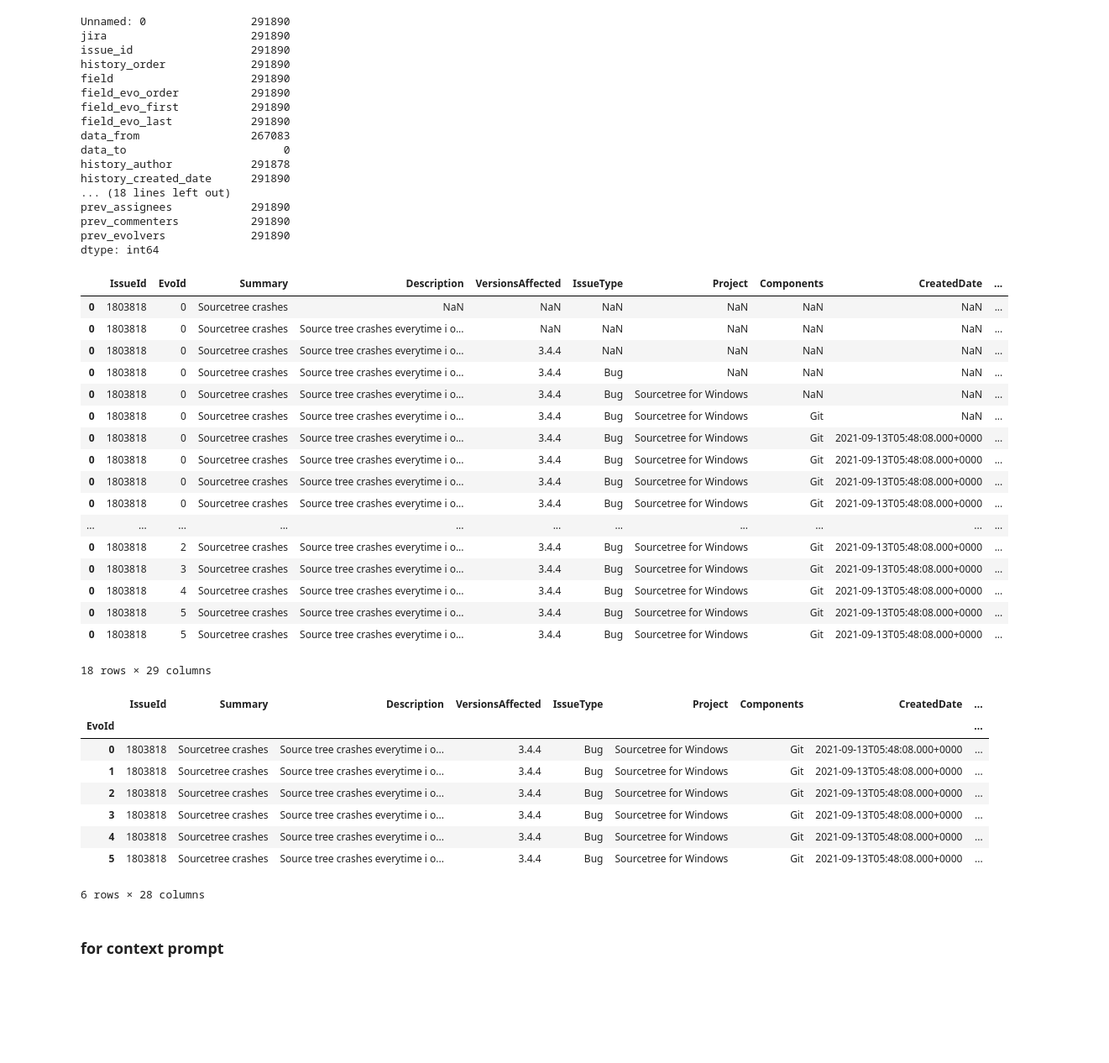
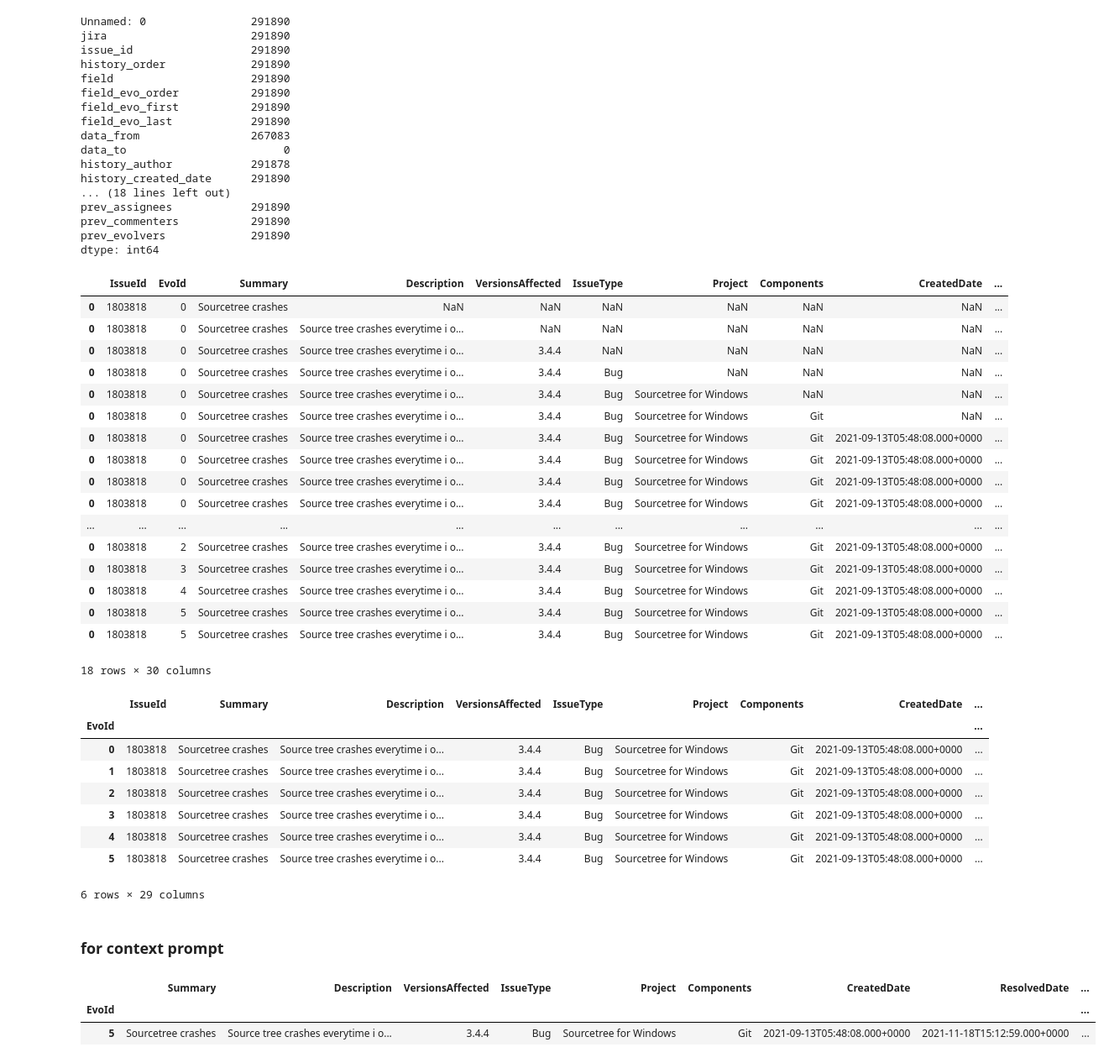
Before and after one commit to Piet777/master-thesis, a Jupyter notebook: General_EDA.ipynb, the cells around one changed output. Shown at 84% size. Cells and saved outputs as stored; diff of their text form; code cells hidden in the pictures; blank space fills up the shorter version.

Commit message:
add comment_history

```diff
--- a/General_EDA.ipynb
+++ b/General_EDA.ipynb
@@ -63,6 +65,27 @@ dtype: int64
 # %%
-sample = df[df["issue_id"] == 1803818]
-sample_cut = sample.filter(['issue_id', 'history_order', 'history_created_date', 'field', 'data_to'], axis=1)
+sample_cut = sample.filter(['issue_id', 'history_order', 'history_author', 'history_created_date', 'field', 'data_to'], axis=1)
+# %%
+def create_comments_history(data):
+    comments = {}
+    output = pd.DataFrame(columns=['Author', 'Created', 'Comment'])
+
+    ind = 0
+    for index, row in data.iterrows():
+        comments['Author'] = row['history_author']
+        comments['Created'] = row['history_created_date']
+        comments['Comment'] = row['data_to']
+        comments_df = pd.DataFrame(comments, index=[ind])
+        output = pd.concat([output, comments_df])
+        ind += 1
+
+    return output
+    # comments = []
+    # for index, row in data.iterrows():
+    #     comments.append((row['history_author'], row['history_created_date'], row['data_to']))
+
+    # return comments
+
+comment_history = create_comments_history(sample_cut[sample_cut['field'] == 'Comments'])
 # %%
 def create_ticket(df):
        headers = ['IssueId', 'EvoId', 'Summary', 'Description', 'VersionsAffected', 'IssueType',
@@ -78,6 +101,7 @@ def create_ticket(df):
        for index, row in df.iterrows():
               data_to_map['IssueId'] = row['issue_id']
               data_to_map['EvoId'] = row['history_order']
+              data_to_map['HistoryAuthor'] = row['history_author']
               data_to_map['Updated'] = row['history_created_date']
               field = row['field']
               data_to_map[field] = row['data_to']
@@ -107,7 +131,7 @@ sample_ticket
 | 0 | 1803818 | 4 | Sourcetree crashes | Source tree crashes everytime i o... | 3.4.4 | Bug | Sourcetree for Windows | Git | 2021-09-13T05:48:08.000+0000 | ... |
 | 0 | 1803818 | 5 | Sourcetree crashes | Source tree crashes everytime i o... | 3.4.4 | Bug | Sourcetree for Windows | Git | 2021-09-13T05:48:08.000+0000 | ... |
 | 0 | 1803818 | 5 | Sourcetree crashes | Source tree crashes everytime i o... | 3.4.4 | Bug | Sourcetree for Windows | Git | 2021-09-13T05:48:08.000+0000 | ... |
-18 rows × 29 columns
+18 rows × 30 columns
 # %%
 sample_ticket_with_singel_evoId = sample_ticket.groupby(['EvoId']).last()
 sample_ticket_with_singel_evoId.head(10)
@@ -120,7 +144,7 @@ sample_ticket_with_singel_evoId.head(10)
 | 3 | 1803818 | Sourcetree crashes | Source tree crashes everytime i o... | 3.4.4 | Bug | Sourcetree for Windows | Git | 2021-09-13T05:48:08.000+0000 | ... |
 | 4 | 1803818 | Sourcetree crashes | Source tree crashes everytime i o... | 3.4.4 | Bug | Sourcetree for Windows | Git | 2021-09-13T05:48:08.000+0000 | ... |
 | 5 | 1803818 | Sourcetree crashes | Source tree crashes everytime i o... | 3.4.4 | Bug | Sourcetree for Windows | Git | 2021-09-13T05:48:08.000+0000 | ... |
-6 rows × 28 columns
+6 rows × 29 columns
 # %%
 sample_ticket_with_singel_evoId.to_csv("data/csv/sample_ticket.csv")
 # %% [markdown]
@@ -128,6 +152,12 @@ sample_ticket_with_singel_evoId.to_csv("data/csv/sample_ticket.csv")
 # %%
 from json import loads, dumps
 # %%
-last_row = sample_ticket_with_singel_evoId.filter(['Summary','Description','VersionsAffected','IssueType','Project','Components','CreatedDate','ResolvedDate','Status','Priority','Creator','Reporter','Comments','Resolution','IssueLinks','Labels','VersionsFixed','Assignee','TimeSpent'], axis=1).iloc[[-1]]
-last_row.to_csv("data/csv/last_row.csv")
-last_row.to_json("data/json/last_row.json", orient="records", lines=True)
+last_row = sample_ticket_with_singel_evoId.filter(['Summary','Description','VersionsAffected','IssueType','Project','Components','CreatedDate','ResolvedDate','Status','Priority','Creator','Reporter','Resolution','IssueLinks','Labels','VersionsFixed','Assignee','TimeSpent'], axis=1).iloc[[-1]]
+
+last_row.at[:, 'Comments'] = [comment_history]
+
+last_row
+# %% [output]
+|  | Summary | Description | VersionsAffected | IssueType | Project | Components | CreatedDate | ResolvedDate | ... |
+| EvoId |  |  |  |  |  |  |  |  | ... |
+| 5 | Sourcetree crashes | Source tree crashes everytime i o... | 3.4.4 | Bug | Sourcetree for Windows | Git | 2021-09-13T05:48:08.000+0000 | 2021-11-18T15:12:59.000+0000 | ... |
```
Also changed, not shown: parts of 2 cells of this notebook, 7 other files.
